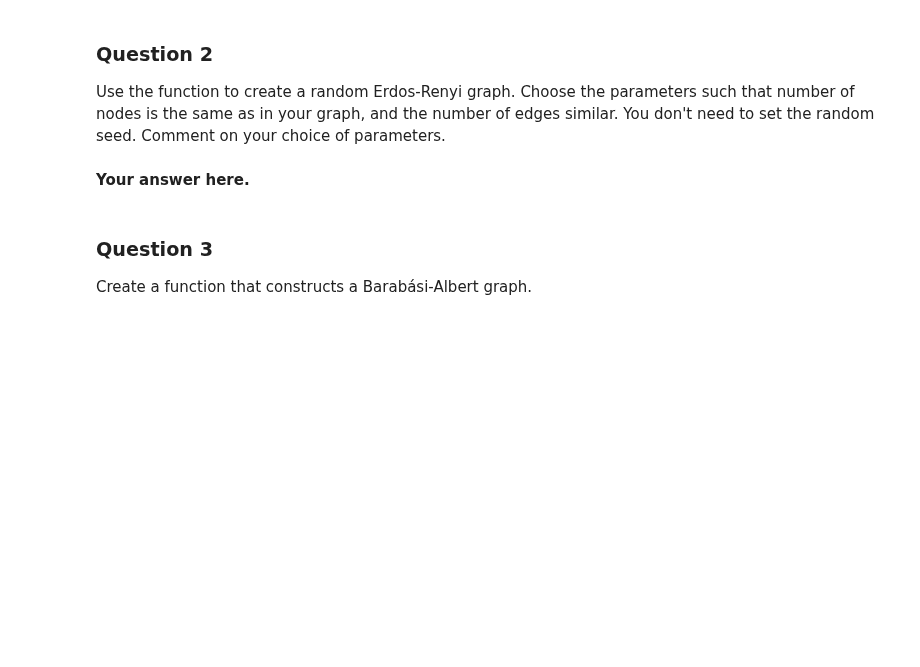
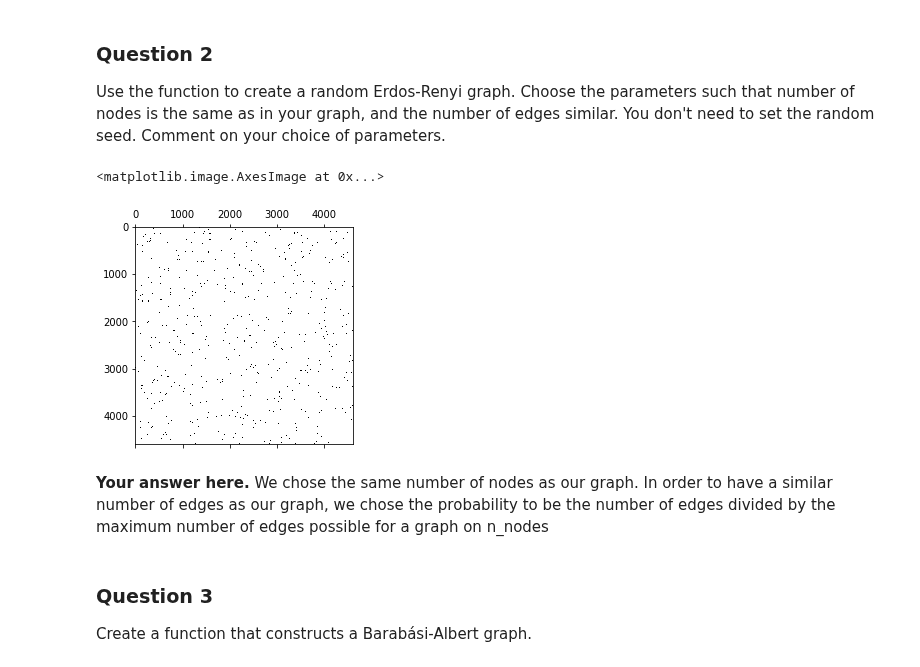
Before and after one commit to isabelaconstantin/wikinet, a Jupyter notebook: milestone2/2_network_models.ipynb, the cells around one changed output. Saved outputs shown, nothing was run; the diff lists cells and outputs as text; code cells hidden in the pictures; blank space fills up the shorter version.

Commit message:
added erdos Reny Model

```diff
--- a/milestone2/2_network_models.ipynb
+++ b/milestone2/2_network_models.ipynb
@@ -50,7 +50,7 @@ import scipy
 
 Create a function that constructs an Erdős–Rényi graph.
 # %%
-def erdos_renyi(n, p, seed=None):
+def erdos_renyi(n, proba, seed=None):
     """Create an instance from the Erdos-Renyi graph model.
 
     Parameters
@@ -68,7 +68,12 @@ def erdos_renyi(n, p, seed=None):
         The adjacency matrix of a graph.
     """
 
-    # Your code here.
+    adjacency=np.zeros((n,n))
+
+    for i in range(n):
+        for j in range(i+1,n):
+            adjacency[i,j]=np.random.choice([0,1],p=[1-proba, proba])
+            adjacency[j,i]=adjacency[i,j]
 
     return adjacency
 # %%
@@ -88,5 +97,13 @@ Use the function to create a random Erdos-Renyi graph. Choose the parameters suc
-# %% [markdown]
-**Your answer here.**
+# %%
+proba= n_edges/(n_nodes*(n_nodes-1)/2)
+randomER= erdos_renyi(n_nodes,proba)
+plt.spy(randomER)
+# %% [output]
+<matplotlib.image.AxesImage at 0x...>
+[figure, added]
+# %% [markdown]
+**Your answer here.**
+We chose the same number of nodes as our graph. In order to have a similar number of edges as our graph, we chose the probability to be the number of edges divided by the maximum number of edges possible for a graph on n_nodes
 # %% [markdown]
 ### Question 3
 
```
Also changed, not shown: parts of 3 cells of this notebook, 1 other file.
